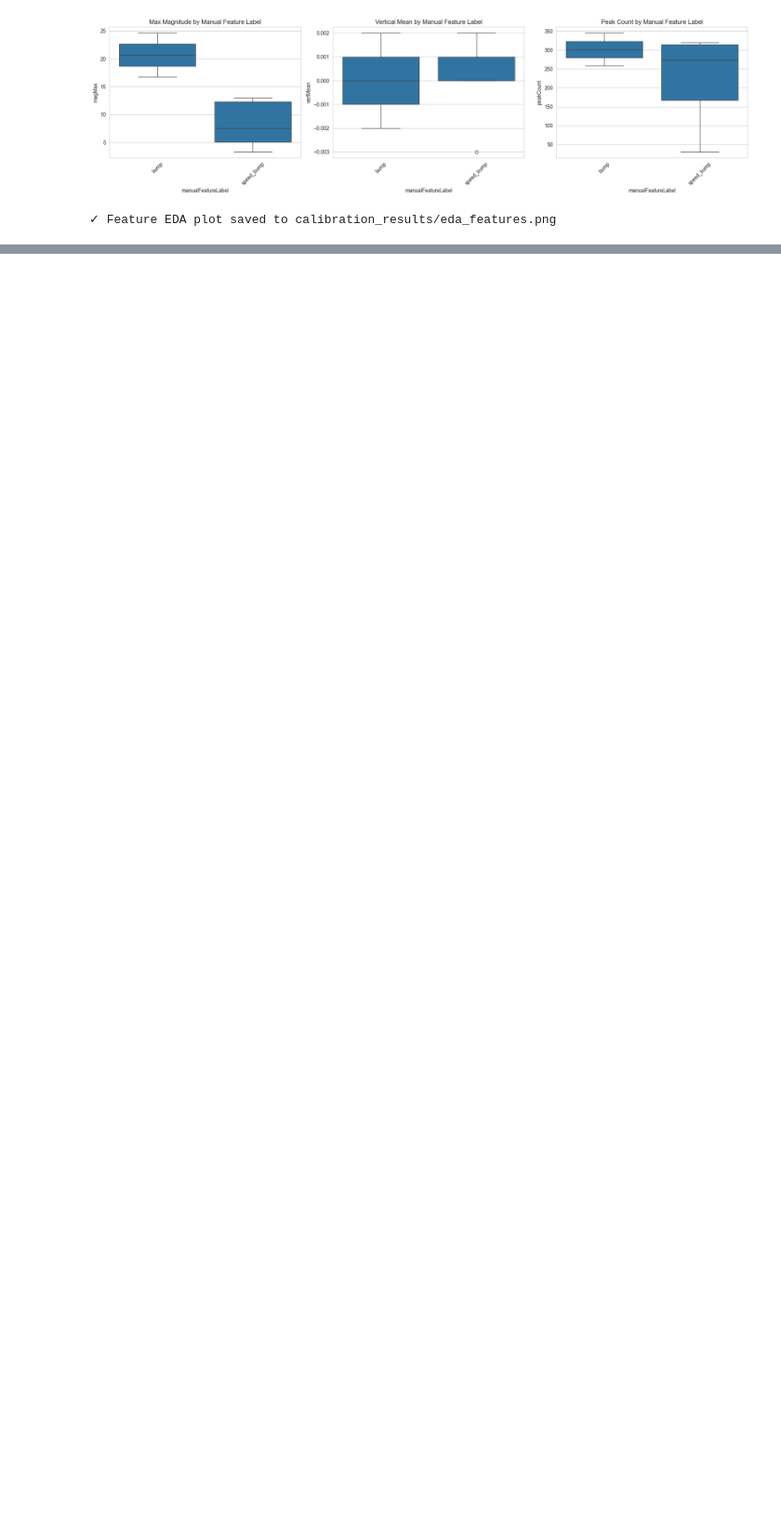
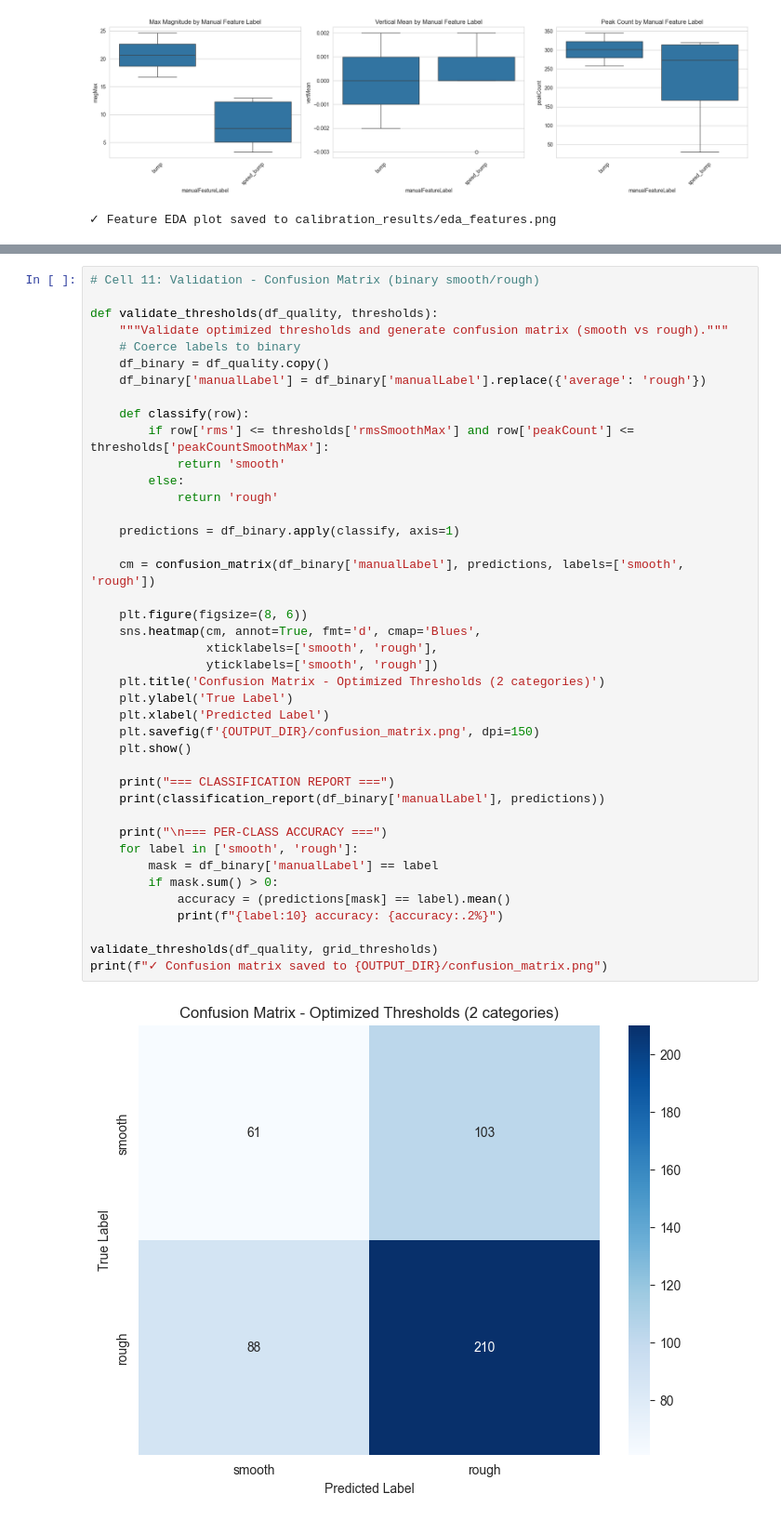
Before and after one commit to shajoshi/Apps, a Jupyter notebook: calibration_analysis.ipynb, the cells around one changed output, grey strips where cells are left out. Shown at 93% size. Drawn from its saved outputs; the diff is of its cells as text; blank space fills up the shorter version.

```diff
--- a/calibration_analysis.ipynb
+++ b/calibration_analysis.ipynb
@@ -520,0 +464,43 @@ bumpSpikeThreshold           |    29.260 | Default: 2.5
+# %%
+# Cell 11: Validation - Confusion Matrix (binary smooth/rough)
+
+def validate_thresholds(df_quality, thresholds):
+    """Validate optimized thresholds and generate confusion matrix (smooth vs rough)."""
+    # Coerce labels to binary
+    df_binary = df_quality.copy()
+    df_binary['manualLabel'] = df_binary['manualLabel'].replace({'average': 'rough'})
+
+    def classify(row):
+        if row['rms'] <= thresholds['rmsSmoothMax'] and row['peakCount'] <= thresholds['peakCountSmoothMax']:
+            return 'smooth'
+        else:
+            return 'rough'
+
+    predictions = df_binary.apply(classify, axis=1)
+
+    cm = confusion_matrix(df_binary['manualLabel'], predictions, labels=['smooth', 'rough'])
+
+    plt.figure(figsize=(8, 6))
+    sns.heatmap(cm, annot=True, fmt='d', cmap='Blues',
+                xticklabels=['smooth', 'rough'],
+                yticklabels=['smooth', 'rough'])
+    plt.title('Confusion Matrix - Optimized Thresholds (2 categories)')
+    plt.ylabel('True Label')
+    plt.xlabel('Predicted Label')
+    plt.savefig(f'{OUTPUT_DIR}/confusion_matrix.png', dpi=150)
+    plt.show()
+
+    print("=== CLASSIFICATION REPORT ===")
+    print(classification_report(df_binary['manualLabel'], predictions))
+
+    print("\n=== PER-CLASS ACCURACY ===")
+    for label in ['smooth', 'rough']:
+        mask = df_binary['manualLabel'] == label
+        if mask.sum() > 0:
+            accuracy = (predictions[mask] == label).mean()
+            print(f"{label:10} accuracy: {accuracy:.2%}")
+
+validate_thresholds(df_quality, grid_thresholds)
+print(f"✓ Confusion matrix saved to {OUTPUT_DIR}/confusion_matrix.png")
+# %% [output]
+[figure, added]
```
Also changed, not shown: parts of 15 cells of this notebook, 6 other files.
